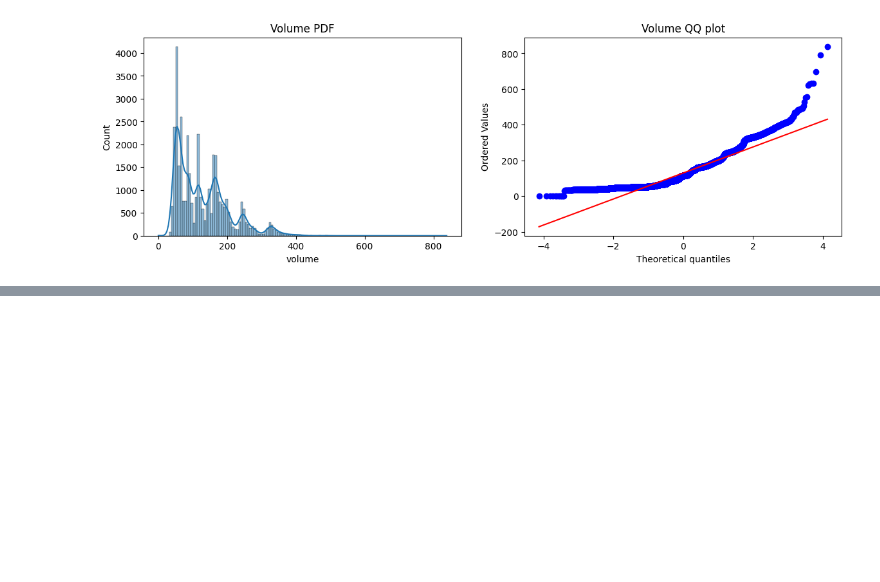
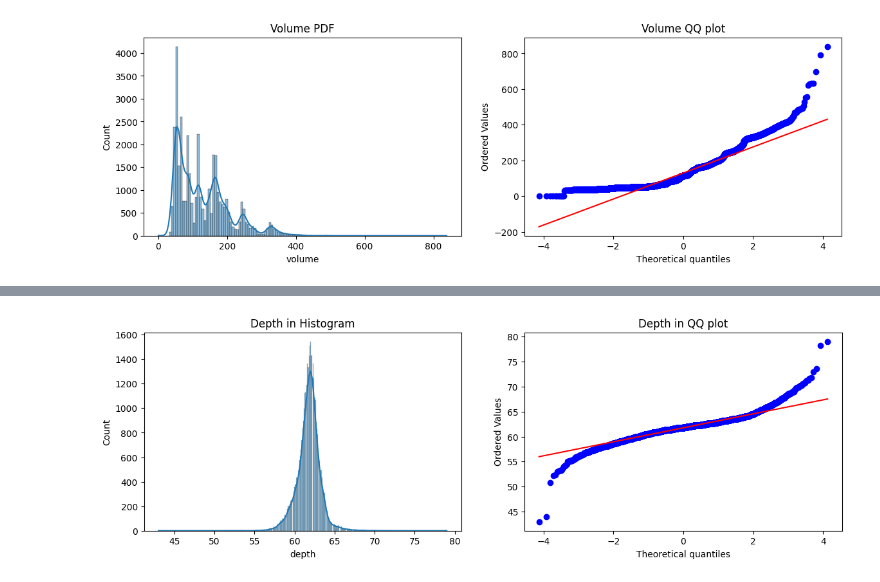
Before and after one commit to chaudhary-dotcom/Transformation, a Jupyter notebook: diamonds_transformation.ipynb, the cells around one changed output, grey strips where cells are left out. Saved outputs shown, nothing was run; the diff lists cells and outputs as text; code cells hidden in the pictures; blank space fills up the shorter version.

```diff
--- a/diamonds_transformation.ipynb
+++ b/diamonds_transformation.ipynb
@@ -130,0 +110,12 @@ plt.show()
+# %%
+plt.figure(figsize=(14, 4))
+plt.subplot(121)
+sns.histplot(X_train['depth'], kde=True)
+plt.title('Depth in Histogram')
+
+plt.subplot(122)
+stats.probplot(X_train['depth'], dist='norm', plot=plt)
+plt.title('Depth in QQ plot')
+plt.show()
+# %% [output]
+[figure, added]
```
Also changed, not shown: parts of 20 cells of this notebook.
